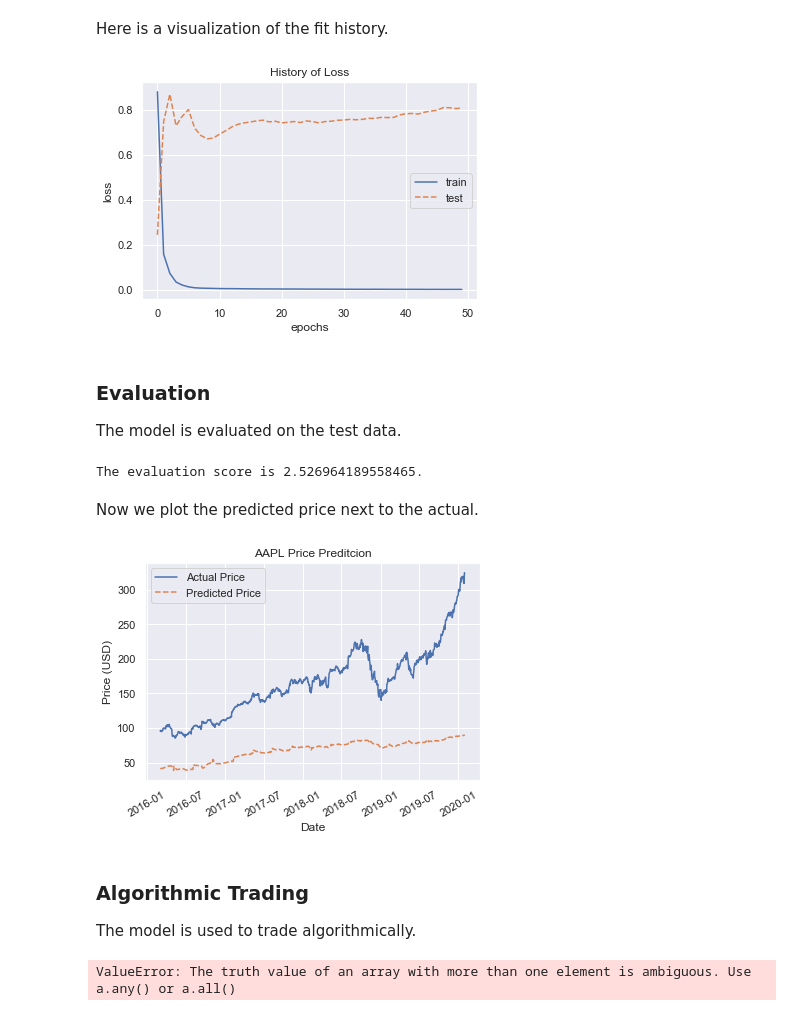
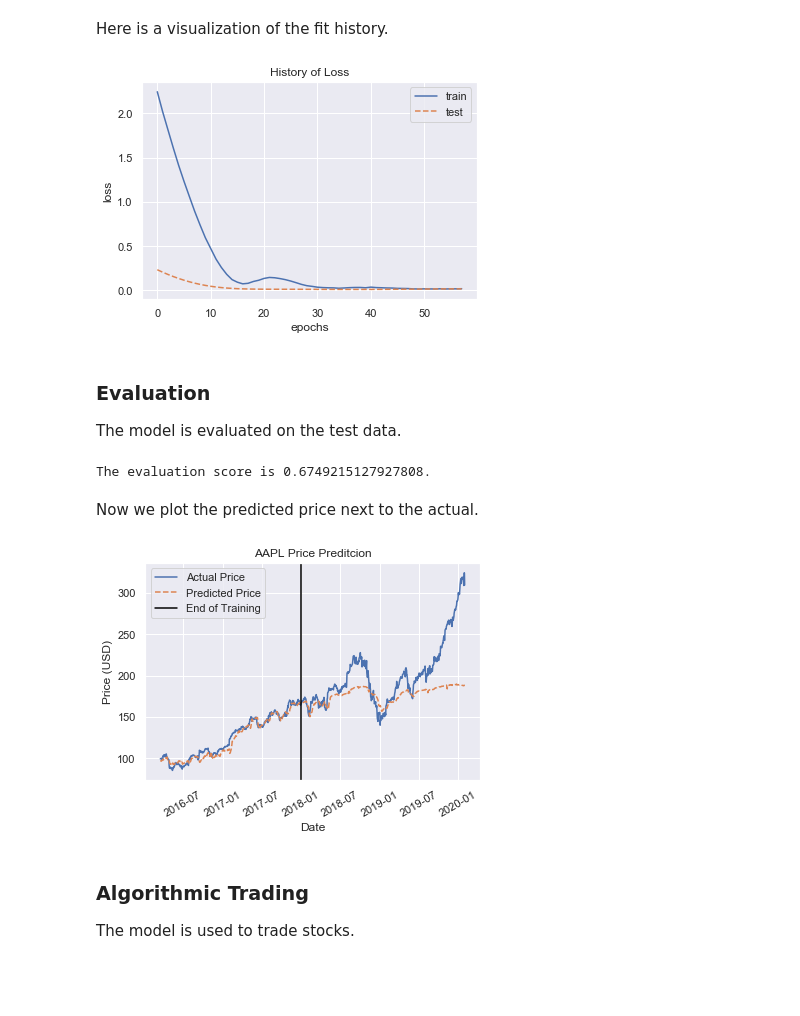
Before and after one commit to mboss1999/ml-finance, a Jupyter notebook: Alpha Vantage Data Analytics.ipynb, the cells around one changed output. Saved outputs shown, nothing was run; the diff lists cells and outputs as text; code cells hidden in the pictures; blank space fills up the shorter version.

Commit message:
AAPL Modeling
Modeled the price of AAPL using data from Alpha Vantage

```diff
--- a/Alpha Vantage Data Analytics.ipynb
+++ b/Alpha Vantage Data Analytics.ipynb
@@ -80,10 +80,10 @@ import numpy as np
 hist_num = 50
 
 # Get data in an array without dates
-X = data.sort_index().values
+X = data.loc['2016':].sort_index().values
 
 # Make array of labels
-y = np.array([X[:, 4][i + hist_num] for i in range(X.shape[0] - hist_num)])
+y = np.array(X[hist_num + 1:, 4])
 y = np.expand_dims(y, -1)
 
 # Normalize data
@@ -93,14 +93,13 @@ yscaler = StandardScaler()
 y = yscaler.fit_transform(y)
 
 # Get data ready for model. Model should make a predicton based on hist_num observations.
-X = np.array([X[i:i+hist_num] for i in range(X.shape[0] - hist_num)])
+X = np.array([X[i:i+hist_num] for i in range(X.shape[0] - hist_num - 1)])
 
 # Make sure we have the same amount of labels as observations
 assert(y.shape[0] == X.shape[0])
 
 # Split data into testing and training
-test_perc = .2
-n = int(X.shape[0]*(1 - test_perc))
+n = data.loc['2016':'2017'].shape[0]
 Xtrain = X[:n]
 Xtest = X[n:]
 ytrain = y[:n]
@@ -133,6 +132,6 @@ model.add(Activation('linear', name='linear_output'))
 model.compile(optimizer='adam', loss='mse')
 
 # Train model
-es = EarlyStopping('val_loss', patience=5)
-fit = model.fit(x=Xtrain, y=ytrain, batch_size=400, epochs=50,
-          shuffle=True, validation_split=0.1, verbose=1);
+es = EarlyStopping('val_loss', patience=20)
+fit = model.fit(x=Xtrain, y=ytrain, batch_size=X.shape[0], epochs=4000,
+          shuffle=True, validation_split=0.1, verbose=0, callbacks=[es]);
@@ -164,7 +145,7 @@ plt.ylabel('loss')
 plt.title('History of Loss')
 plt.legend();
 # %% [output]
-[figure, old version]
+[figure, new version]
 # %% [markdown]
 ### Evaluation
 The model is evaluated on the test data.
@@ -172,52 +153,34 @@ The model is evaluated on the test data.
 evaluation = model.evaluate(Xtest, ytest, verbose=0)
 print(f'The evaluation score is {evaluation}.')
 # %% [output]
-The evaluation score is 2.526964189558465.
+The evaluation score is 0.6749215127927808.
 # %% [markdown]
 Now we plot the predicted price next to the actual.
 # %%
 # Predict
-ypred = model.predict(Xtest)
+ypred = yscaler.inverse_transform(model.predict(X))
 
-# Unnormalzie data
-ypred = yscaler.inverse_transform(ypred)
+# Get actual data to plot
+yplot = yscaler.inverse_transform(y)
+assert(np.allclose(yplot.flatten(), data.loc['2016':].iloc[hist_num + 1:, 4]))
 
-# Graph
-plt.plot(data.index[n+hist_num:], data.iloc[n+hist_num:, 4], label='Actual Price')
-plt.plot(data.index[n+hist_num:], ypred, '--',
+
+# Plot price and prediction
+plt.plot(data.loc['2016':].index[hist_num + 1:], yplot, label='Actual Price')
+plt.plot(data.loc['2016':].index[hist_num + 1:], ypred, '--',
          label='Predicted Price')
+
+# Plot line to denote end of training
+plt.axvline(data.loc['2017'].index[-1], c='black', label="End of Training")
+
+# Title and labels
 plt.title(ticker + " Price Preditcion")
 plt.xlabel('Date')
 plt.ylabel('Price (USD)')
 plt.xticks(rotation=30)
 plt.legend();
 # %% [output]
-[figure, old version]
+[figure, new version]
 # %% [markdown]
 ### Algorithmic Trading
-The model is used to trade algorithmically.
+The model is used to trade stocks.
-# %%
-# Make arrays to indicate whether to buy or sell
-buy = np.zeros_like(ypred, dtype=bool)
-sell = np.zeros_like(ypred, dtype=bool)
-buy = buy.flatten()
-sell = sell.flatten()
-
-
-# Decide whether to buy or sell
-for i in range(ypred.size - 1):
-
-    if(ypred):
-        if i == 0:
-            buy[i] = True
-        elif not buy[i - 1]:
-            buy[i] = True
-    else:
-        if i != 0 & (not sell[i - 1]):
-            sell[i] == True
-
-# Visualize results
-plt.plot(data.index[n+hist_num:], data.iloc[n+hist_num:, 4], label='Actual Price')
-plt.scatter()
-# %% [output]
-ValueError: The truth value of an array with more than one element is ambiguous. Use a.any() or a.all()
```
Also changed, not shown: parts of 2 cells of this notebook, 2 other files.
